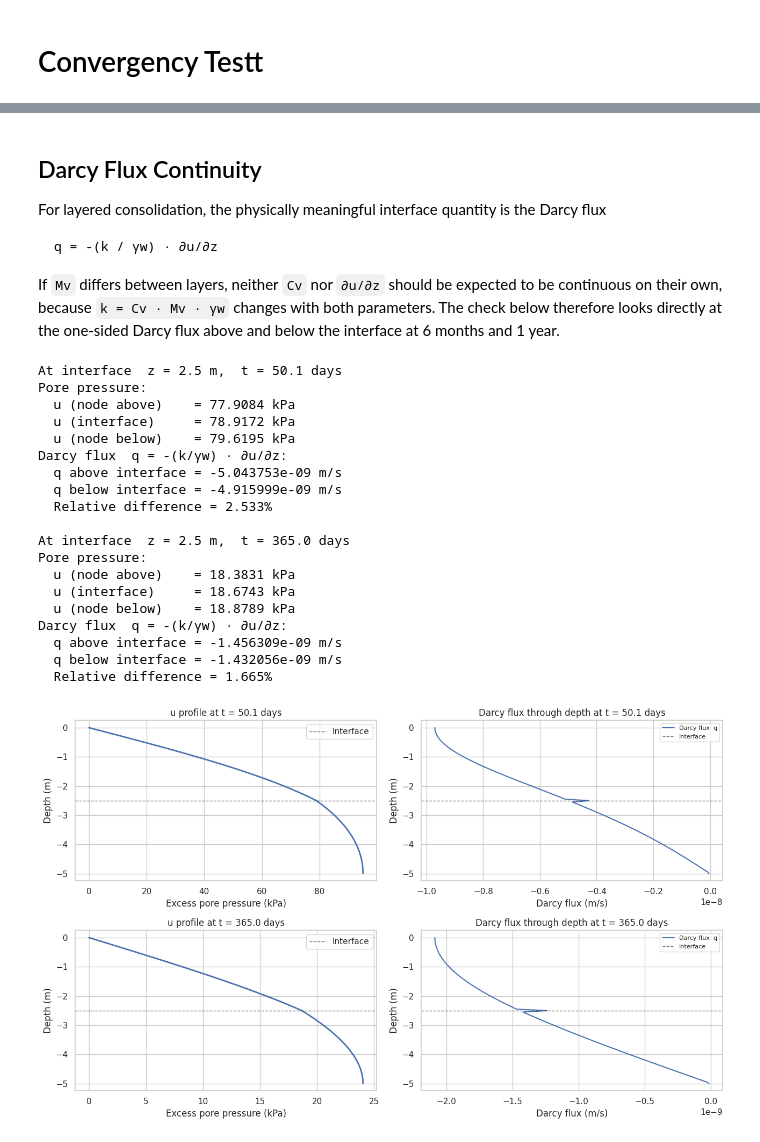
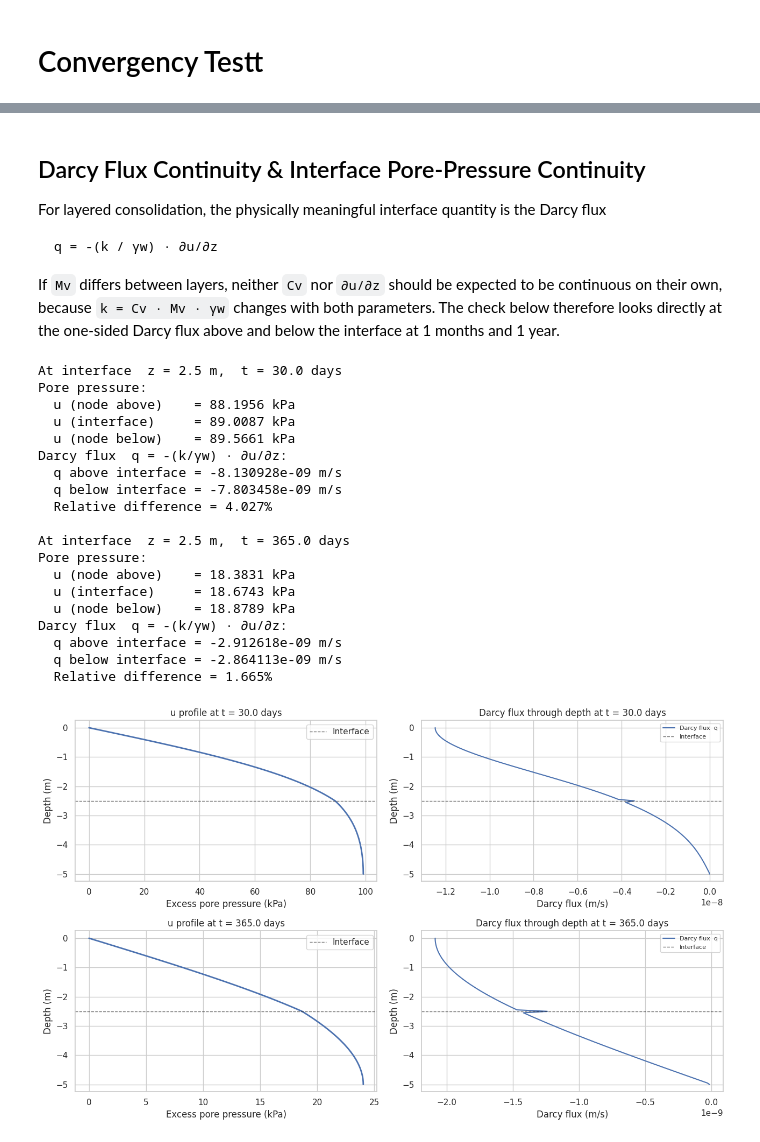
Before and after one commit to Uthman-eng/Geotechnical-Consolidation-FEM, a Jupyter notebook: notebooks/2_terzaghi_1d_multilayer.ipynb, the cells around one changed output, grey strips where cells are left out. Cells and saved outputs as stored; diff of their text form; code cells hidden in the pictures.

Commit message:
verfication update darcy flux needs fixing

````diff
--- a/notebooks/2_terzaghi_1d_multilayer.ipynb
+++ b/notebooks/2_terzaghi_1d_multilayer.ipynb
@@ -27,12 +27,12 @@ sns.set_theme(style="whitegrid")
 
 # Shared parameters
 load       = 100.0        # applied load (kPa)
-base       = 10.0         # strip-load base width (m)
-num        = 100          # number of elements
+base       = 2.0          # strip-load base width (m)
+num        = 100           # number of elements
 nodes      = num + 1
 T          = 365 * 24 * 60 * 60   # total time (s)
 time_steps = 1000
-N_terms    = 200
+N_terms    = 200 # bousinesq used nodes as the n terms
 time_days  = np.linspace(0.0, T / (60 * 60 * 24), time_steps)
 
 # Single-layer profile used in reduction tests
@@ -42,9 +42,5 @@ Mv     = [5e-4]   # m²/kN
 H      = max(depths)
 z      = -np.linspace(0.0, H, nodes)
 
-# --- Permeability from Cv ---
-# k = Cv * Mv * γw
 gamma_w = 9.81   # unit weight of water (kN/m³)
 k_list  = [Cv_i * Mv_i * gamma_w for Cv_i, Mv_i in zip(Cv, Mv)]
-for i, (Cv_i, k_i) in enumerate(zip(Cv, k_list)):
-    print(f"Layer {i+1}: Cv = {Cv_i:.2e} m²/s  →  k = {k_i:.2e} m/s")
@@ -201,5 +230,5 @@ Interface node index: 50   (z = 2.5000 m)
 # %% [markdown]
-## Darcy Flux Continuity
+## Darcy Flux Continuity & Interface Pore-Pressure Continuity
 
 For layered consolidation, the physically meaningful interface quantity is the Darcy flux
 
@@ -207,9 +236,28 @@ For layered consolidation, the physically meaningful interface quantity is the D
 q = -(k / γw) · ∂u/∂z
 ```
 
-If `Mv` differs between layers, neither `Cv` nor `∂u/∂z` should be expected to be continuous on their own, because `k = Cv · Mv · γw` changes with both parameters. The check below therefore looks directly at the one-sided Darcy flux above and below the interface at 6 months and 1 year.
+If `Mv` differs between layers, neither `Cv` nor `∂u/∂z` should be expected to be continuous on their own, because `k = Cv · Mv · γw` changes with both parameters. The check below therefore looks directly at the one-sided Darcy flux above and below the interface at 1 months and 1 year.
+# %%
+# Two-layer profile — layer 1 same as single-layer reduction, layer 2 contrasting
+depths_2L    = [2.5, 5.0]
+Cv_2L        = [2e-7, 5e-8]
+Mv_2L        = [5e-4, 8e-4]
+k_2L         = [Cv_2L[i] * Mv_2L[i] * gamma_w for i in range(2)]
+
+_, u_2L, _ = Get_terzaghi1dMultilayer_FEA(
+    depths_2L, num, load, T, time_steps, Cv_2L, Mv_2L, Base=base, U0=False
+)
+
+H_2L        = max(depths_2L)                          # 5.0 m
+z_2L        = np.linspace(0.0, H_2L, num + 1)         # positive depth: 0 (surface) → H (base)
+interface_z = depths_2L[0]                             # 2.5 m (used in axhline as -interface_z)
+dz          = H_2L / num
+idx         = int(round(interface_z / H_2L * num))    # node index at interface
+
+print(f"Two-layer FEM complete.  Interface at {interface_z} m (node {idx})")
+print(f"k₁ = {k_2L[0]:.3e} m/s,  k₂ = {k_2L[1]:.3e} m/s")
 # %%
-check_days = [50, 365.0]
+check_days = [30 , 365.0]
 
 def relative_difference(a, b):
     scale = max(abs(a), abs(b), 1e-30)
@@ -240,40 +288,40 @@ for row, target_day in enumerate(check_days):
 
     axes[row, 0].plot(u_t, -z_2L, linewidth=2)
     axes[row, 0].axhline(-interface_z, color="k", linestyle="--", linewidth=1, alpha=0.6, label="Interface")
     axes[row, 0].set_xlabel("Excess pore pressure (kPa)")
     axes[row, 0].set_ylabel("Depth (m)")
     axes[row, 0].set_title(f"u profile at t = {time_days[t_check]:.1f} days")
     axes[row, 0].legend()
 
     grad = np.gradient(u_t, z_2L)
     darcy_flux = -np.where(z_2L <= interface_z, k_2L[0] / gamma_w, k_2L[1] / gamma_w) * grad
     axes[row, 1].plot(darcy_flux, -z_2L, label="Darcy flux  q")
     axes[row, 1].axhline(-interface_z, color="k", linestyle="--", linewidth=1, alpha=0.6, label="Interface")
     axes[row, 1].set_xlabel("Darcy flux (m/s)")
     axes[row, 1].set_ylabel("Depth (m)")
     axes[row, 1].set_title(f"Darcy flux through depth at t = {time_days[t_check]:.1f} days")
     axes[row, 1].legend(fontsize=8)
 
 plt.tight_layout()
 plt.show()
 # %% [output]
-At interface  z = 2.5 m,  t = 50.1 days
+At interface  z = 2.5 m,  t = 30.0 days
 Pore pressure:
-  u (node above)    = 77.9084 kPa
-  u (interface)     = 78.9172 kPa
-  u (node below)    = 79.6195 kPa
+  u (node above)    = 88.1956 kPa
+  u (interface)     = 89.0087 kPa
+  u (node below)    = 89.5661 kPa
 Darcy flux  q = -(k/γw) · ∂u/∂z:
-  q above interface = -5.043753e-09 m/s
-  q below interface = -4.915999e-09 m/s
-  Relative difference = 2.533%
+  q above interface = -8.130928e-09 m/s
+  q below interface = -7.803458e-09 m/s
+  Relative difference = 4.027%
 
 At interface  z = 2.5 m,  t = 365.0 days
 Pore pressure:
   u (node above)    = 18.3831 kPa
   u (interface)     = 18.6743 kPa
   u (node below)    = 18.8789 kPa
 Darcy flux  q = -(k/γw) · ∂u/∂z:
-  q above interface = -1.456309e-09 m/s
-  q below interface = -1.432056e-09 m/s
+  q above interface = -2.912618e-09 m/s
+  q below interface = -2.864113e-09 m/s
   Relative difference = 1.665%
-[figure, old version]
+[figure, new version]
````
Also changed, not shown: parts of 8 cells of this notebook, 3 other files.
